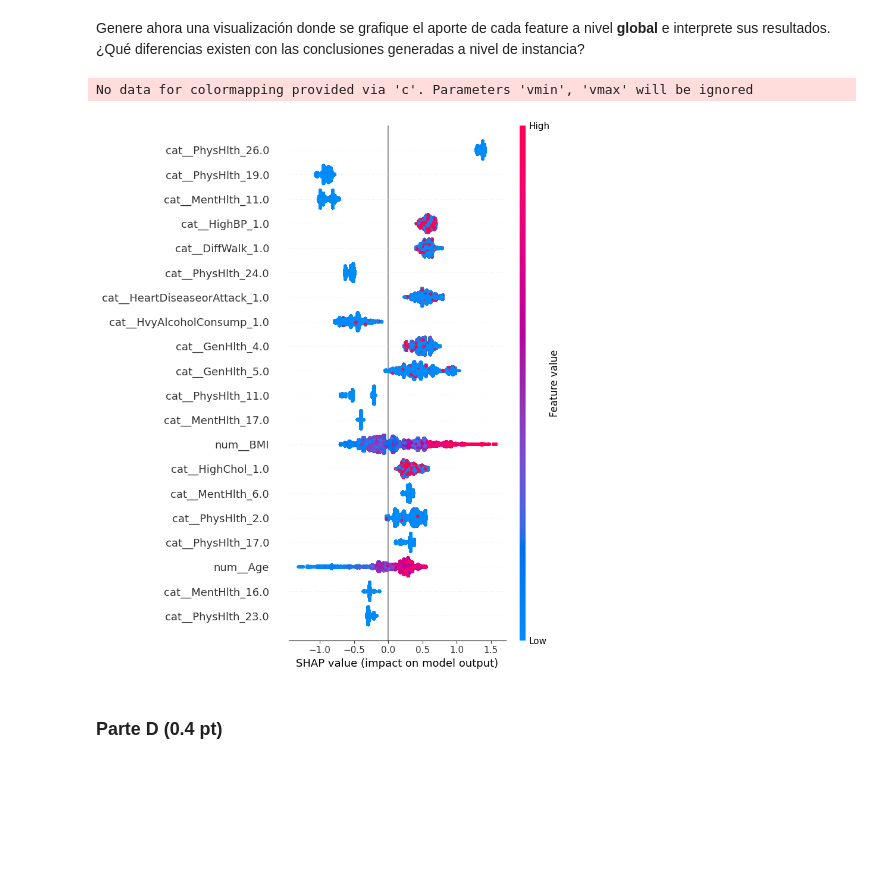
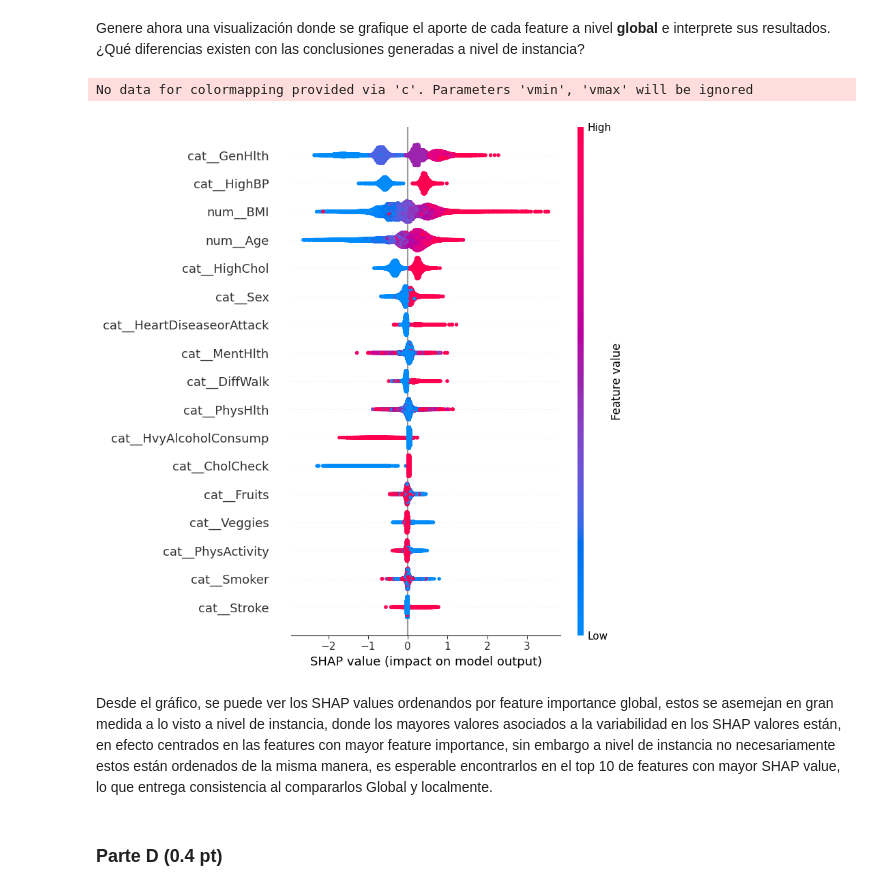
Before and after one commit to mvarasg/MDS7202-Lab-Programacion-Cientifica-MDS, a Jupyter notebook: lab10/Laboratorio10_Respuestas.ipynb, the cells around one changed output. Cells and saved outputs as stored; diff of their text form; code cells hidden in the pictures; blank space fills up the shorter version.

```diff
--- a/lab10/Laboratorio10_Respuestas.ipynb
+++ b/lab10/Laboratorio10_Respuestas.ipynb
@@ -104,13 +100,13 @@ import xgboost
 numeric_features = ['Age', 'BMI']
 categorical_features = ['Sex', 'HighChol', 'CholCheck', 'Smoker', 'HeartDiseaseorAttack',
                         'PhysActivity', 'Fruits', 'Veggies', 'HvyAlcoholConsump',
-                        'GenHlth', 'MentHlth','PhysHlth', 'DiffWalk', 'Stroke', 'HighBP']
+                        'GenHlth', 'MentHlth','PhysHlth', 'DiffWalk', 'Stroke', 'HighBP', 'Diabetes']
 
 xgb = xgboost.XGBClassifier()
 
 
 numeric_transformer = StandardScaler()
-categorical_transformer = OneHotEncoder(drop='first')
+categorical_transformer = 'passthrough'#OneHotEncoder(drop='first')
 
 column_transformer = ColumnTransformer(
     transformers=[
@@ -118,11 +114,8 @@ column_transformer = ColumnTransformer(
         ('cat', categorical_transformer, categorical_features)
     ])
 
-#Pipeline
-pipeline = Pipeline([
-    ('column_transformer', column_transformer),
-    ('classifier', xgb)
-    ])
+transformed_data = column_transformer.fit_transform(df)
+df_tranformed = pd.DataFrame(transformed_data, columns = column_transformer.get_feature_names_out())
 # %%
 from sklearn.model_selection import train_test_split
 from sklearn.metrics import f1_score, recall_score, precision_score
@@ -278,15 +259,8 @@ warnings.filterwarnings("ignore", message=".*The 'nopython' keyword.*")
 # Inserte código para calcular shapley values aquí
 import shap
 
-pipeline2 = Pipeline([
-    ('column_transformer', column_transformer)
-    ])
-
-transformed_data = pipeline2.fit_transform(df).toarray()
-df_tranformed = pd.DataFrame(transformed_data, columns = pipeline2[-1].get_feature_names_out())
-
 explainer = shap.TreeExplainer(xgb)
-shap_values = explainer(df_tranformed)
+shap_values = explainer(df_tranformed.drop('cat__Diabetes', axis=1))
 
 shap_values
 # %% [output]
@@ -346,10 +324,12 @@ Shap values for 150th instance
 # %% [markdown]
 Genere ahora una visualización donde se grafique el aporte de cada feature a nivel **global** e interprete sus resultados. ¿Qué diferencias existen con las conclusiones generadas a nivel de instancia?
 # %%
-shap.summary_plot(shap_values, df_tranformed)
+shap.summary_plot(shap_values, df_tranformed.drop('cat__Diabetes', axis=1))
 # %% [output]
 No data for colormapping provided via 'c'. Parameters 'vmin', 'vmax' will be ignored
-[figure, old version]
+[figure, new version]
+# %% [markdown]
+Desde el gráfico, se puede ver los SHAP values ordenandos por feature importance global, estos se asemejan en gran medida a lo visto a nivel de instancia, donde los mayores valores asociados a la variabilidad en los SHAP valores están, en efecto centrados en las features con mayor feature importance, sin embargo a nivel de instancia no necesariamente estos están ordenados de la misma manera, es esperable encontrarlos en el top 10 de features con mayor SHAP value, lo que entrega consistencia al compararlos Global y localmente.
 # %% [markdown]
 ### Parte D (0.4 pt)
 # %% [markdown]
```
Also changed, not shown: parts of 26 cells of this notebook.
